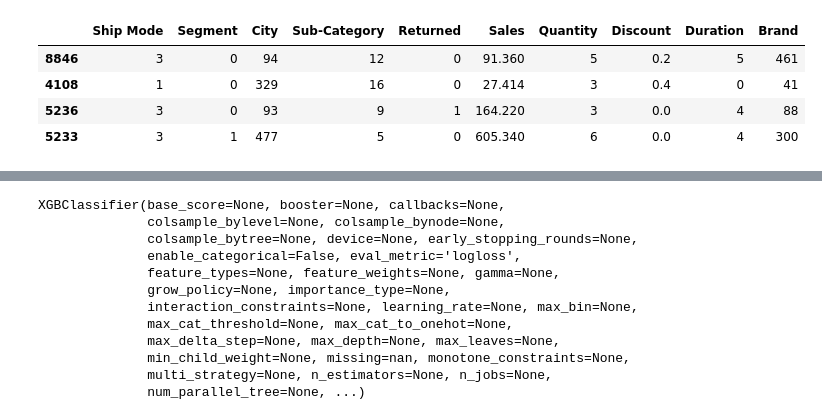
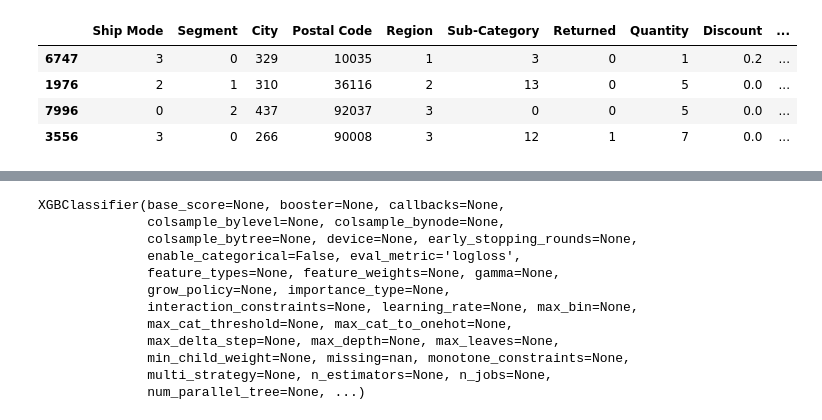
Before and after one commit to Sain-Kai/Return-Prediction-ML, a Jupyter notebook: Return prediction Logic.ipynb, the cells around one changed output, grey strips where cells are left out. Drawn from its saved outputs; the diff is of its cells as text; code cells hidden in the pictures.

```diff
--- a/Return prediction Logic.ipynb
+++ b/Return prediction Logic.ipynb
@@ -21,4 +33,8 @@ db.sample(4)
 # %%
-target = db.iloc[:,[4,6,7,9] + list(range(16,22))].copy()
+target = db.iloc[:,[4,6,7,9,11,12] + list(range(16,22))].copy()
 # %%
 target['Duration'] =db['Ship Date']-db['Order Date']
+target['Ship Day'] = db['Ship Date'].dt.dayofweek
+target['Ship Month']= db['Ship Date'].dt.month
+target['Order Month'] = db['Order Date'].dt.month
+target.sample(5)
@@ -41,14 +64,14 @@ target.sample(5)
 # %%
-encoding_cols = ['Ship Mode','Segment','City','Sub-Category','Brand']
+encoding_cols = ['Ship Mode','Segment','Sub-Category','Brand','City','Region']
 for cols in encoding_cols:
-    le=LabelEncoder()
-    le.fit_transform(target[cols])
-    target[cols]=le.fit_transform(target[cols])
-target.drop(columns=['Product Name','Customer Name'],inplace= True)
+    for cols in encoding_cols:
+        le = LabelEncoder()
+        target[cols] = le.fit_transform(target[cols])
+target.drop(columns=['Product Name','Customer Name','Sales'],inplace= True)
 target.sample(4)
 # %% [output]
-|  | Ship Mode | Segment | City | Sub-Category | Returned | Sales | Quantity | Discount | Duration | Brand |
-| 8846 | 3 | 0 | 94 | 12 | 0 | 91.360 | 5 | 0.2 | 5 | 461 |
-| 4108 | 1 | 0 | 329 | 16 | 0 | 27.414 | 3 | 0.4 | 0 | 41 |
-| 5236 | 3 | 0 | 93 | 9 | 1 | 164.220 | 3 | 0.0 | 4 | 88 |
-| 5233 | 3 | 1 | 477 | 5 | 0 | 605.340 | 6 | 0.0 | 4 | 300 |
+|  | Ship Mode | Segment | City | Postal Code | Region | Sub-Category | Returned | Quantity | Discount | ... |
+| 6747 | 3 | 0 | 329 | 10035 | 1 | 3 | 0 | 1 | 0.2 | ... |
+| 1976 | 2 | 1 | 310 | 36116 | 2 | 13 | 0 | 5 | 0.0 | ... |
+| 7996 | 0 | 2 | 437 | 92037 | 3 | 0 | 0 | 5 | 0.0 | ... |
+| 3556 | 3 | 0 | 266 | 90008 | 3 | 12 | 1 | 7 | 0.0 | ... |
```
Also changed, not shown: parts of 8 cells of this notebook.
